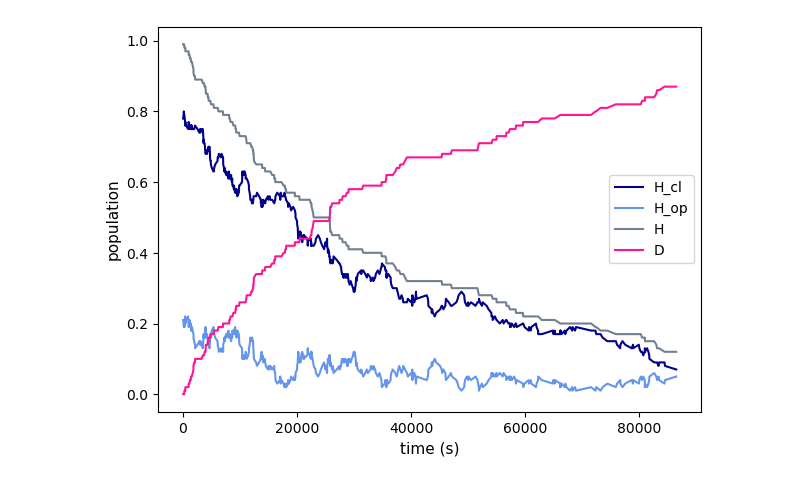
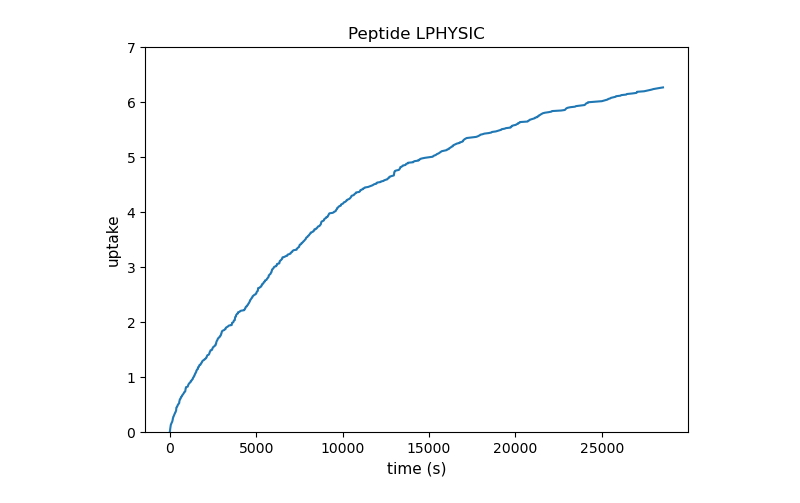
Before and after one commit to grimaldiantonio/StochX, a Jupyter notebook: example.ipynb, the cells around one changed output. Saved outputs shown, nothing was run; the diff lists cells and outputs as text; code cells hidden in the pictures.

```diff
--- a/example.ipynb
+++ b/example.ipynb
@@ -12,8 +33,16 @@ k_ch = 0.0001753 # s-1
 # %%
-sim = Gr.simulate(k_op = k_op,
-                  k_cl = k_cl,
-                  k_ch = k_ch,
-                  t = 24*3600, # s
-                  N_replicas = 100,
-                  show_time = True)
+## Simulate a peptide with Gillespie algorithm
+
+# define a fictitious sequence and create a random peptide with random rate constants
+
+seq = 'STATISTICALPHYSICS'
+pep = Gp.synthetic_peptide(seq)
+display(pep)
+
+# simulate
+
+sim = Gp.simulate(pep,
+                  t = 8*3600,
+                  show_time = True,
+                  print_info = True)
 # %% [output]
@@ -22,5 +66,6 @@ Elapsed time: 0.006 s
-# %%
-# Plot
-Gr.plot(sim, H=True, save=False, concentrations=True)
-# %% [output]
-[figure, removed]
+# %%
+# plot
+
+Gp.plot(sim)
+# %% [output]
+[figure, added]
```
Also changed, not shown: parts of 5 cells of this notebook.
